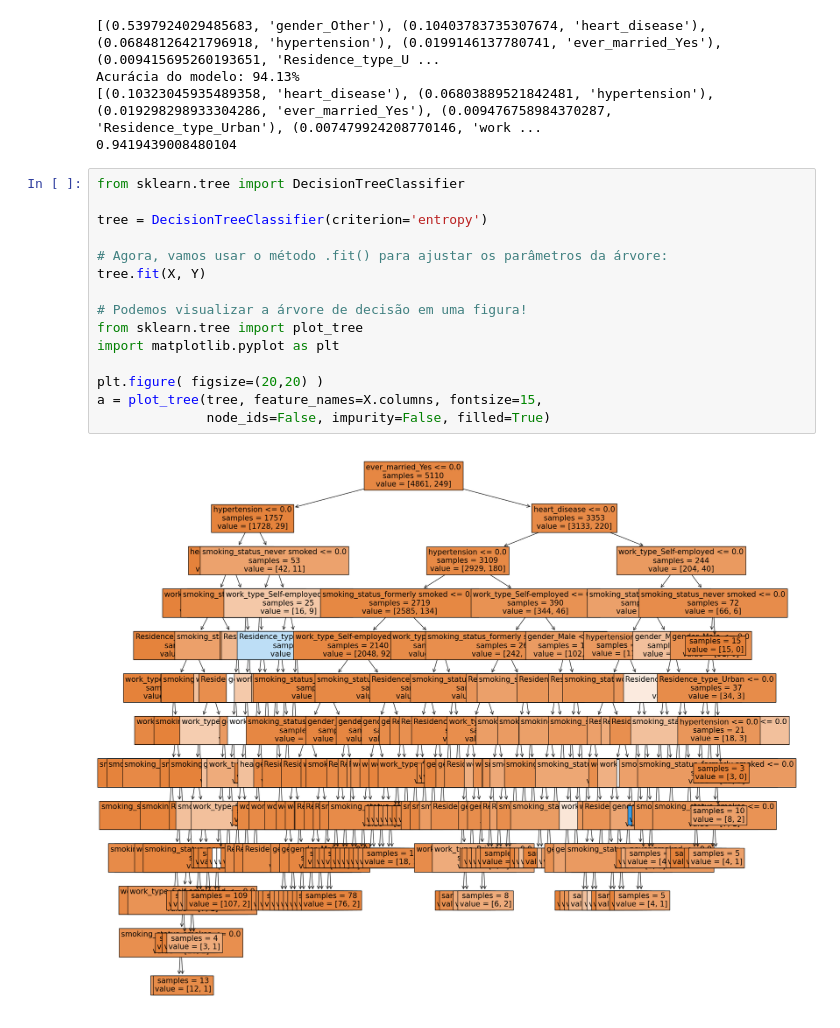
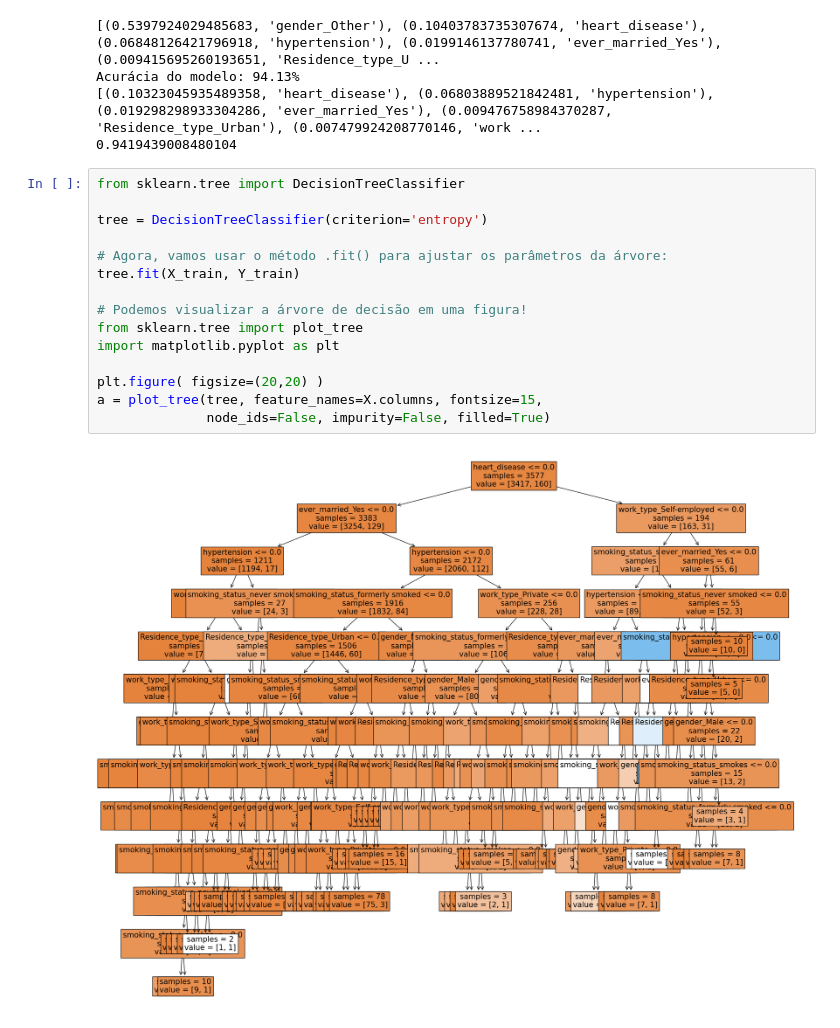
Before and after one commit to alanmath/classificador_algebra, a Jupyter notebook: demo.ipynb, the cells around one changed output. Drawn from its saved outputs; the diff is of its cells as text.

```diff
--- a/demo.ipynb
+++ b/demo.ipynb
@@ -104,17 +104,17 @@ Acurácia do modelo: 94.13%
 # %%
 from sklearn.tree import DecisionTreeClassifier
 
 tree = DecisionTreeClassifier(criterion='entropy')
 
 # Agora, vamos usar o método .fit() para ajustar os parâmetros da árvore:
-tree.fit(X, Y)
+tree.fit(X_train, Y_train)
 
 # Podemos visualizar a árvore de decisão em uma figura!
 from sklearn.tree import plot_tree
 import matplotlib.pyplot as plt
 
 plt.figure( figsize=(20,20) )
 a = plot_tree(tree, feature_names=X.columns, fontsize=15,
               node_ids=False, impurity=False, filled=True)
 # %% [output]
-[figure, old version]
+[figure, new version]
```
Also changed, not shown: parts of 2 cells of this notebook.
